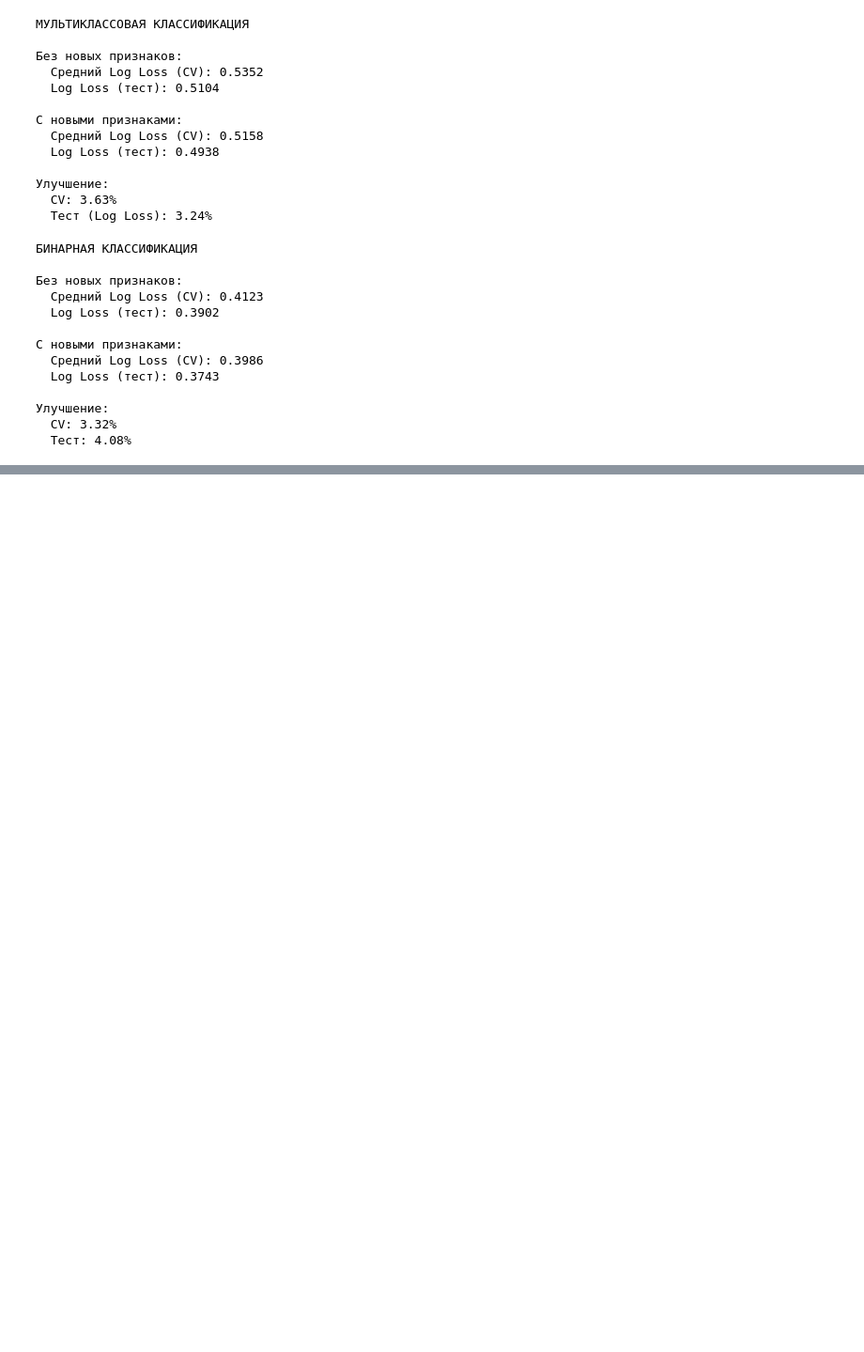
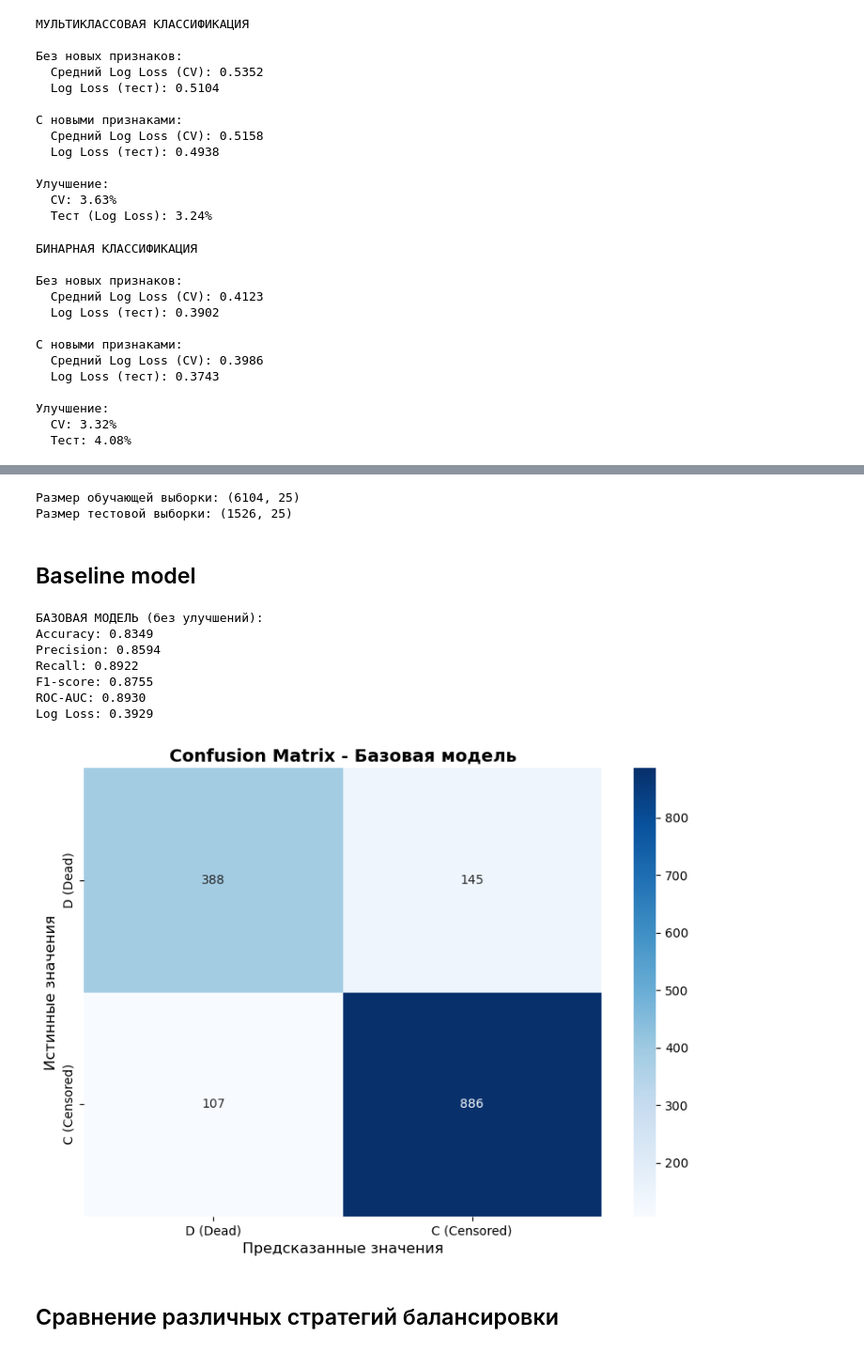
Before and after one commit to MariaKhudiakova/cirrhosis-prediction, a Jupyter notebook: notebooks/logistic_regression.ipynb, the cells around one changed output, grey strips where cells are left out. Shown: that part at 94% size. Drawn from its saved outputs; the diff is of its cells as text; code cells hidden in the pictures; blank space fills up the shorter version.

```diff
--- a/notebooks/logistic_regression.ipynb
+++ b/notebooks/logistic_regression.ipynb
@@ -700,0 +1315,62 @@ print(f"  Тест: {improvement_binary_test:.2f}%")
+# %%
+# Подготовка данных для бинарной классификации
+X = train_df_binary.drop("Status_encoded", axis=1)
+y = train_df_binary["Status_encoded"]
+
+# Разделение на обучающую и тестовую выборки
+X_train, X_test, y_train, y_test = train_test_split(
+    X, y, test_size=0.2, random_state=8, stratify=y
+)
+
+print(f"Размер обучающей выборки: {X_train.shape}")
+print(f"Размер тестовой выборки: {X_test.shape}")
+# %% [output]
+Размер обучающей выборки: (6104, 25)
+Размер тестовой выборки: (1526, 25)
+# %% [markdown]
+## Baseline model
+# %%
+# Базовая модель логистической регрессии
+base_model = LogisticRegression(C=1, max_iter=1000, random_state=8)
+base_model.fit(X_train, y_train)
+
+# Предсказания
+y_pred_base = base_model.predict(X_test)
+y_proba_base = base_model.predict_proba(X_test)[:, 1]
+
+# Метрики
+accuracy_base = accuracy_score(y_test, y_pred_base)
+precision_base = precision_score(y_test, y_pred_base)
+recall_base = recall_score(y_test, y_pred_base)
+f1_base = f1_score(y_test, y_pred_base)
+roc_auc_base = roc_auc_score(y_test, y_proba_base)
+logloss_base = log_loss(y_test, base_model.predict_proba(X_test))
+
+print("БАЗОВАЯ МОДЕЛЬ (без улучшений):")
+print(f"Accuracy: {accuracy_base:.4f}")
+print(f"Precision: {precision_base:.4f}")
+print(f"Recall: {recall_base:.4f}")
+print(f"F1-score: {f1_base:.4f}")
+print(f"ROC-AUC: {roc_auc_base:.4f}")
+print(f"Log Loss: {logloss_base:.4f}")
+
+# Матрица ошибок
+cm_base = confusion_matrix(y_test, y_pred_base)
+plt.figure(figsize=(8, 6))
+sns.heatmap(cm_base, annot=True, fmt='d', cmap='Blues',
+            xticklabels=['D (Dead)', 'C (Censored)'],
+            yticklabels=['D (Dead)', 'C (Censored)'])
+plt.title('Confusion Matrix - Базовая модель', fontsize=14, fontweight='bold')
+plt.ylabel('Истинные значения', fontsize=12)
+plt.xlabel('Предсказанные значения', fontsize=12)
+plt.tight_layout()
+plt.show()
+# %% [output]
+БАЗОВАЯ МОДЕЛЬ (без улучшений):
+Accuracy: 0.8349
+Precision: 0.8594
+Recall: 0.8922
+F1-score: 0.8755
+ROC-AUC: 0.8930
+Log Loss: 0.3929
+[figure, added]
@@ -700,0 +1426,2 @@ print(f"  Тест: {improvement_binary_test:.2f}%")
+# %% [markdown]
+## Сравнение различных стратегий балансировки
```
Also changed, not shown: parts of 25 cells of this notebook, 1 other file.
